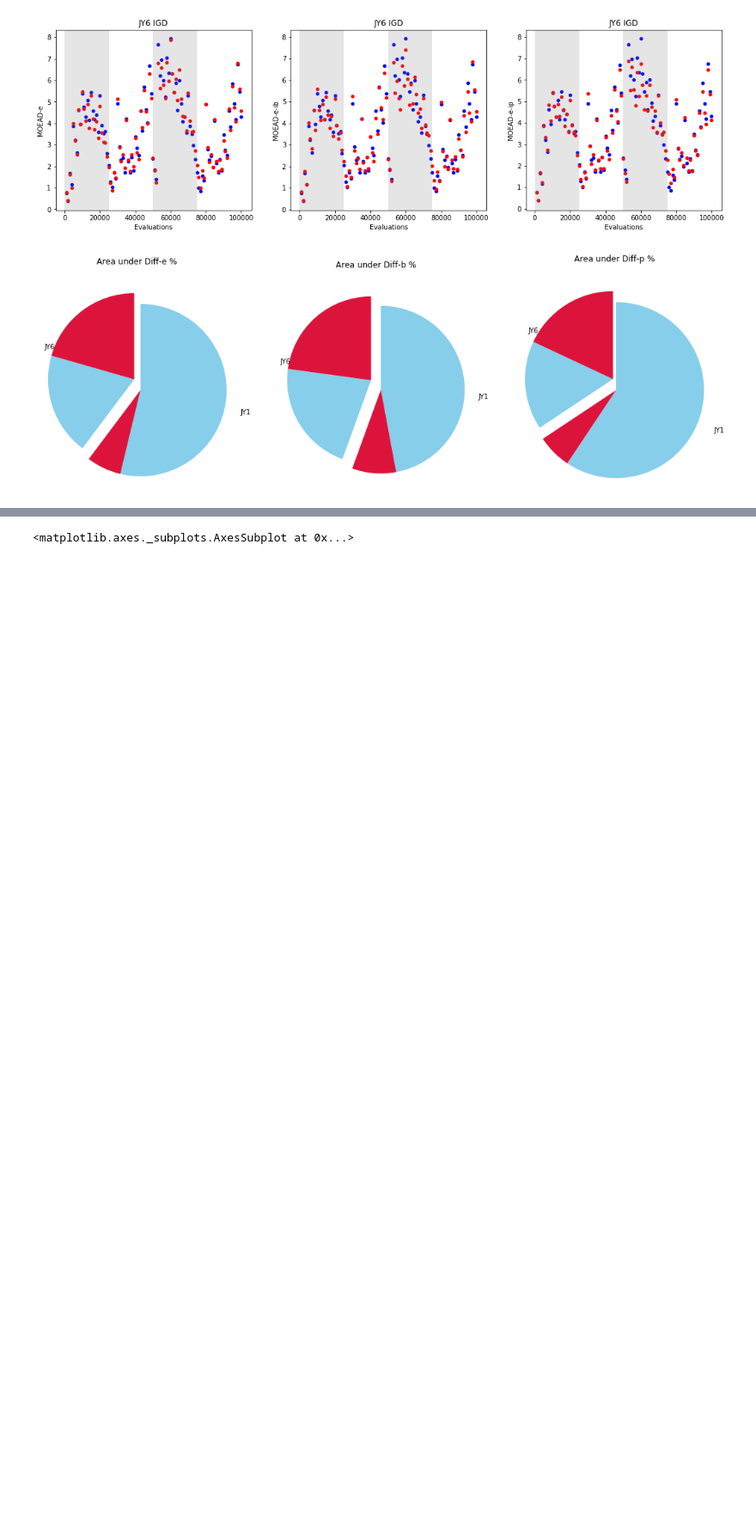
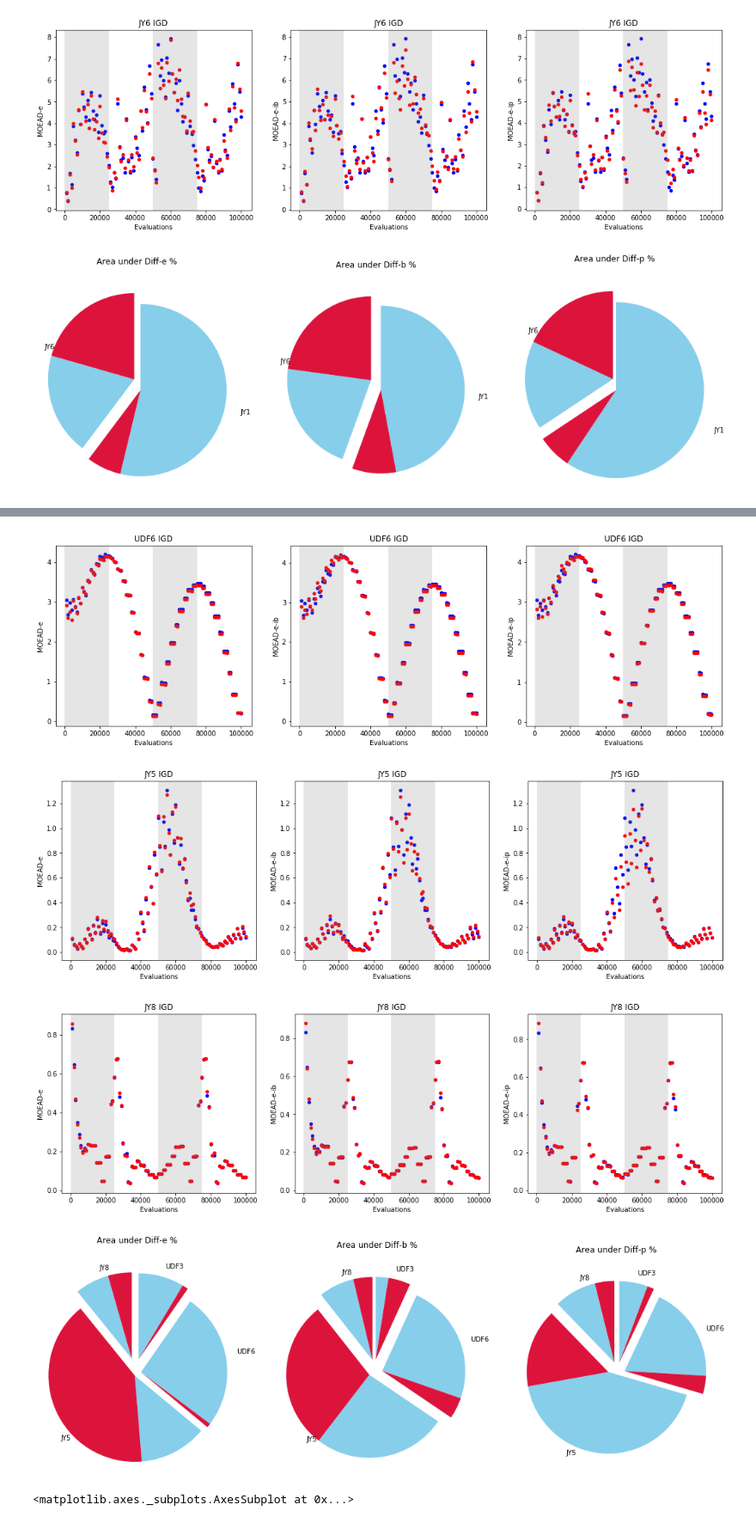
Before and after one commit to 12yuens2/cmlsga-jmetalpy, a Jupyter notebook: igd.ipynb, the cells around one changed output, grey strips where cells are left out. Shown at 86% size. Saved outputs shown, nothing was run; the diff lists cells and outputs as text; code cells hidden in the pictures; blank space fills up the shorter version.

```diff
--- a/igd.ipynb
+++ b/igd.ipynb
@@ -309,0 +339,3 @@ plot_all(igd_df, vertical_shift)
+# %%
+plot_all(igd_df, cat_3)
+# %% [output]
@@ -310,3 +347,7 @@ plot_all(igd_df, vertical_shift)
+[figure, added]
+[figure, added]
+[figure, added]
+[figure, added]
 # %%
 sols = pd.read_csv("data-500pop-100000evals-1runs-debug/MOEAD/UDF2/FUN.0.tsv.10000", delimiter="\ ")
 sols.plot(x=0, y=1, kind="scatter")
```
Also changed, not shown: parts of 5 cells of this notebook, 1 other file.
